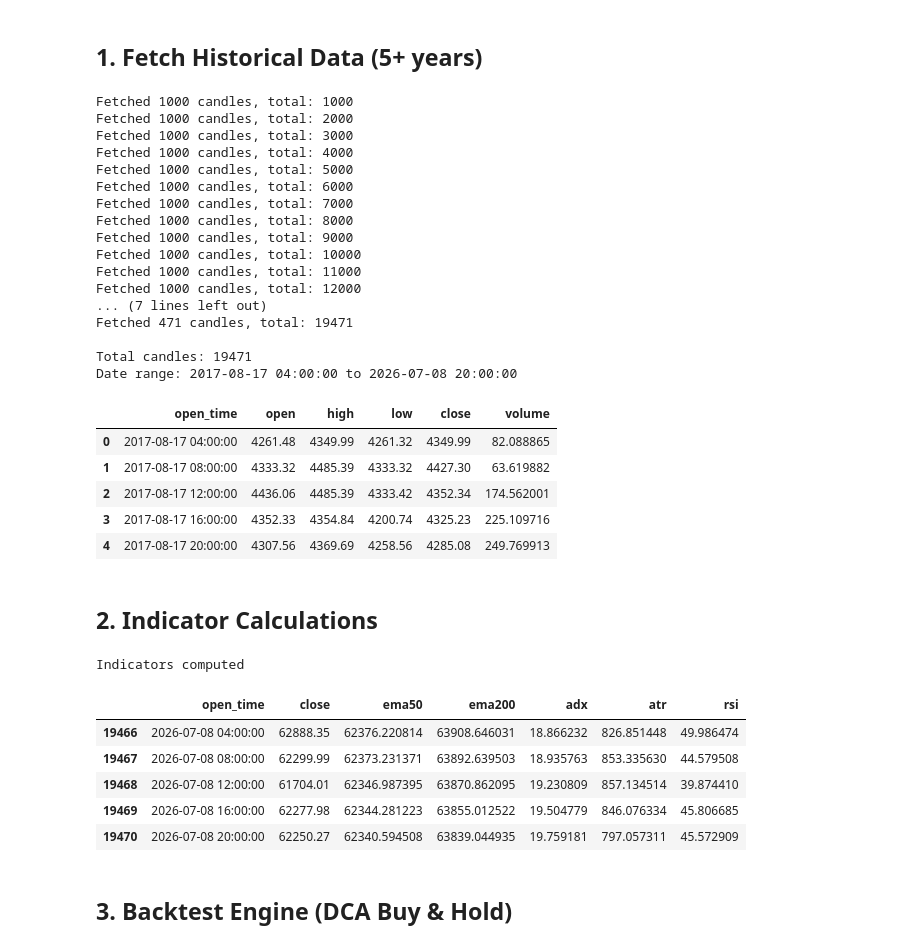
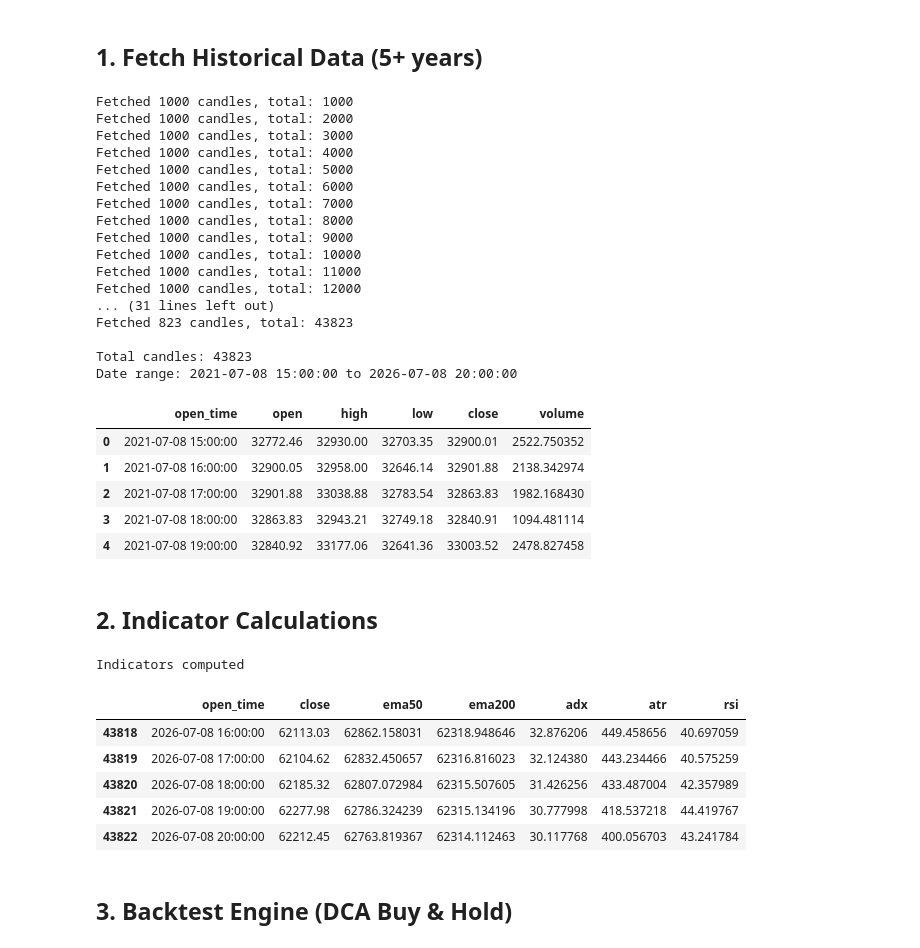
Before and after one commit to rasingollam/Binance-TradingBots, a Jupyter notebook: dca-buy-hold-backtest/backtest.ipynb, the cells around one changed output. Cells and saved outputs as stored; diff of their text form; code cells hidden in the pictures.

```diff
--- a/dca-buy-hold-backtest/backtest.ipynb
+++ b/dca-buy-hold-backtest/backtest.ipynb
@@ -21,7 +21,7 @@ pd.set_option('display.width', 120)
 # %%
 from datetime import datetime, timezone
 
-def fetch_all_klines(symbol='BTCUSDT', interval='4h', years_back=10):
+def fetch_all_klines(symbol='BTCUSDT', interval='1h', years_back=5):
     url = 'https://api.binance.com/api/v3/klines'
     now = datetime.now(timezone.utc)
     start = int(now.timestamp() * 1000) - int(years_back * 365.25 * 24 * 3600 * 1000)
@@ -38,42 +38,42 @@ def fetch_all_klines(symbol='BTCUSDT', interval='4h', years_back=10):
         print(f'Fetched {len(data)} candles, total: {len(all_data)}')
     df = pd.DataFrame(all_data, columns=[
         'open_time', 'open', 'high', 'low', 'close', 'volume',
         'close_time', 'quote_vol', 'trades',
         'taker_buy_base', 'taker_buy_quote', 'ignore'
     ])
     for col in ['open', 'high', 'low', 'close', 'volume']:
         df[col] = df[col].astype(float)
     df['open_time'] = pd.to_datetime(df['open_time'], unit='ms')
     return df
 
 df = fetch_all_klines()
 print(f'\nTotal candles: {len(df)}')
 print(f'Date range: {df["open_time"].iloc[0]} to {df["open_time"].iloc[-1]}')
 df[['open_time', 'open', 'high', 'low', 'close', 'volume']].head()
 # %% [output]
 Fetched 1000 candles, total: 1000
 Fetched 1000 candles, total: 2000
 Fetched 1000 candles, total: 3000
 Fetched 1000 candles, total: 4000
 Fetched 1000 candles, total: 5000
 Fetched 1000 candles, total: 6000
 Fetched 1000 candles, total: 7000
 Fetched 1000 candles, total: 8000
 Fetched 1000 candles, total: 9000
 Fetched 1000 candles, total: 10000
 Fetched 1000 candles, total: 11000
 Fetched 1000 candles, total: 12000
-... (7 lines left out)
-Fetched 471 candles, total: 19471
+... (31 lines left out)
+Fetched 823 candles, total: 43823
 
-Total candles: 19471
-Date range: 2017-08-17 04:00:00 to 2026-07-08 20:00:00
+Total candles: 43823
+Date range: 2021-07-08 15:00:00 to 2026-07-08 20:00:00
 |  | open_time | open | high | low | close | volume |
-| 0 | 2017-08-17 04:00:00 | 4261.48 | 4349.99 | 4261.32 | 4349.99 | 82.088865 |
-| 1 | 2017-08-17 08:00:00 | 4333.32 | 4485.39 | 4333.32 | 4427.30 | 63.619882 |
-| 2 | 2017-08-17 12:00:00 | 4436.06 | 4485.39 | 4333.42 | 4352.34 | 174.562001 |
-| 3 | 2017-08-17 16:00:00 | 4352.33 | 4354.84 | 4200.74 | 4325.23 | 225.109716 |
-| 4 | 2017-08-17 20:00:00 | 4307.56 | 4369.69 | 4258.56 | 4285.08 | 249.769913 |
+| 0 | 2021-07-08 15:00:00 | 32772.46 | 32930.00 | 32703.35 | 32900.01 | 2522.750352 |
+| 1 | 2021-07-08 16:00:00 | 32900.05 | 32958.00 | 32646.14 | 32901.88 | 2138.342974 |
+| 2 | 2021-07-08 17:00:00 | 32901.88 | 33038.88 | 32783.54 | 32863.83 | 1982.168430 |
+| 3 | 2021-07-08 18:00:00 | 32863.83 | 32943.21 | 32749.18 | 32840.91 | 1094.481114 |
+| 4 | 2021-07-08 19:00:00 | 32840.92 | 33177.06 | 32641.36 | 33003.52 | 2478.827458 |
 # %% [markdown]
 ## 2. Indicator Calculations
 # %%
@@ -131,11 +131,11 @@ df[['open_time', 'close', 'ema50', 'ema200', 'adx', 'atr', 'rsi']].tail(5)
 # %% [output]
 Indicators computed
 |  | open_time | close | ema50 | ema200 | adx | atr | rsi |
-| 19466 | 2026-07-08 04:00:00 | 62888.35 | 62376.220814 | 63908.646031 | 18.866232 | 826.851448 | 49.986474 |
-| 19467 | 2026-07-08 08:00:00 | 62299.99 | 62373.231371 | 63892.639503 | 18.935763 | 853.335630 | 44.579508 |
-| 19468 | 2026-07-08 12:00:00 | 61704.01 | 62346.987395 | 63870.862095 | 19.230809 | 857.134514 | 39.874410 |
-| 19469 | 2026-07-08 16:00:00 | 62277.98 | 62344.281223 | 63855.012522 | 19.504779 | 846.076334 | 45.806685 |
-| 19470 | 2026-07-08 20:00:00 | 62250.27 | 62340.594508 | 63839.044935 | 19.759181 | 797.057311 | 45.572909 |
+| 43818 | 2026-07-08 16:00:00 | 62113.03 | 62862.158031 | 62318.948646 | 32.876206 | 449.458656 | 40.697059 |
+| 43819 | 2026-07-08 17:00:00 | 62104.62 | 62832.450657 | 62316.816023 | 32.124380 | 443.234466 | 40.575259 |
+| 43820 | 2026-07-08 18:00:00 | 62185.32 | 62807.072984 | 62315.507605 | 31.426256 | 433.487004 | 42.357989 |
+| 43821 | 2026-07-08 19:00:00 | 62277.98 | 62786.324239 | 62315.134196 | 30.777998 | 418.537218 | 44.419767 |
+| 43822 | 2026-07-08 20:00:00 | 62212.45 | 62763.819367 | 62314.112463 | 30.117768 | 400.056703 | 43.241784 |
 # %% [markdown]
 ## 3. Backtest Engine (DCA Buy & Hold)
 # %%
```
Also changed, not shown: parts of 3 cells of this notebook.
